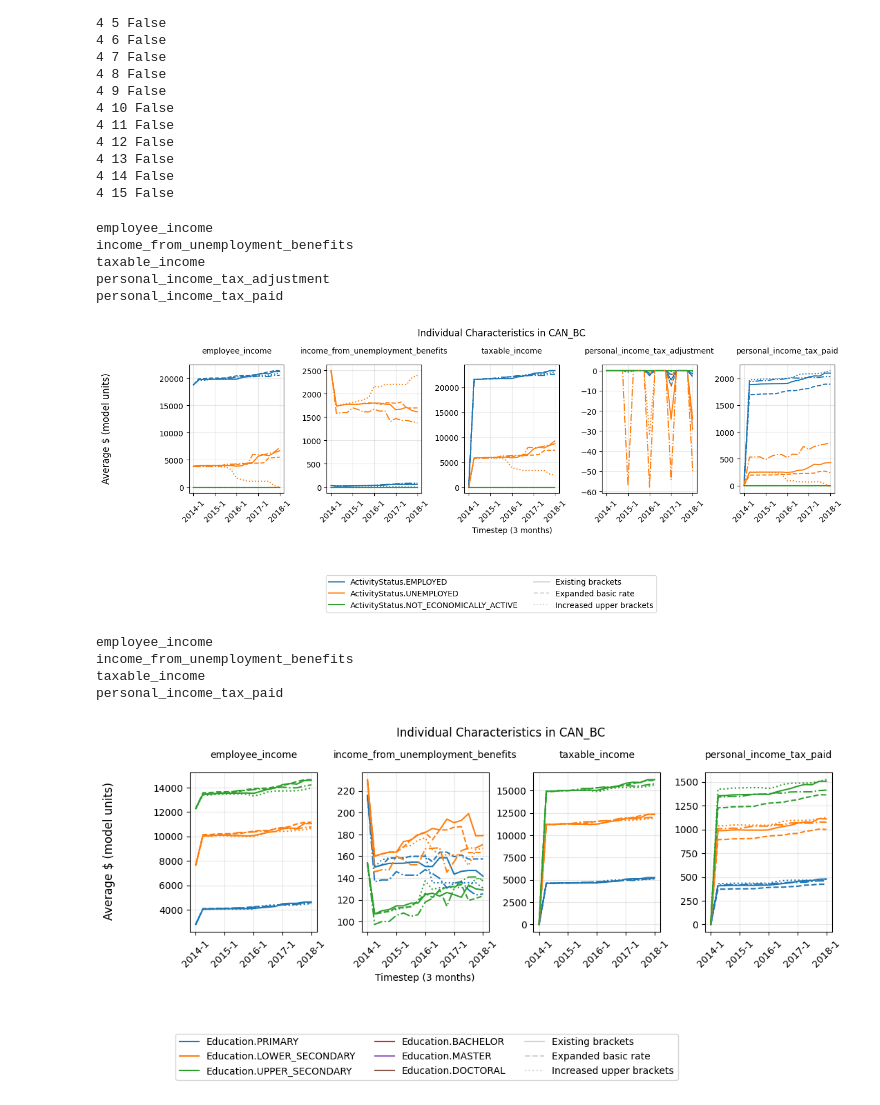
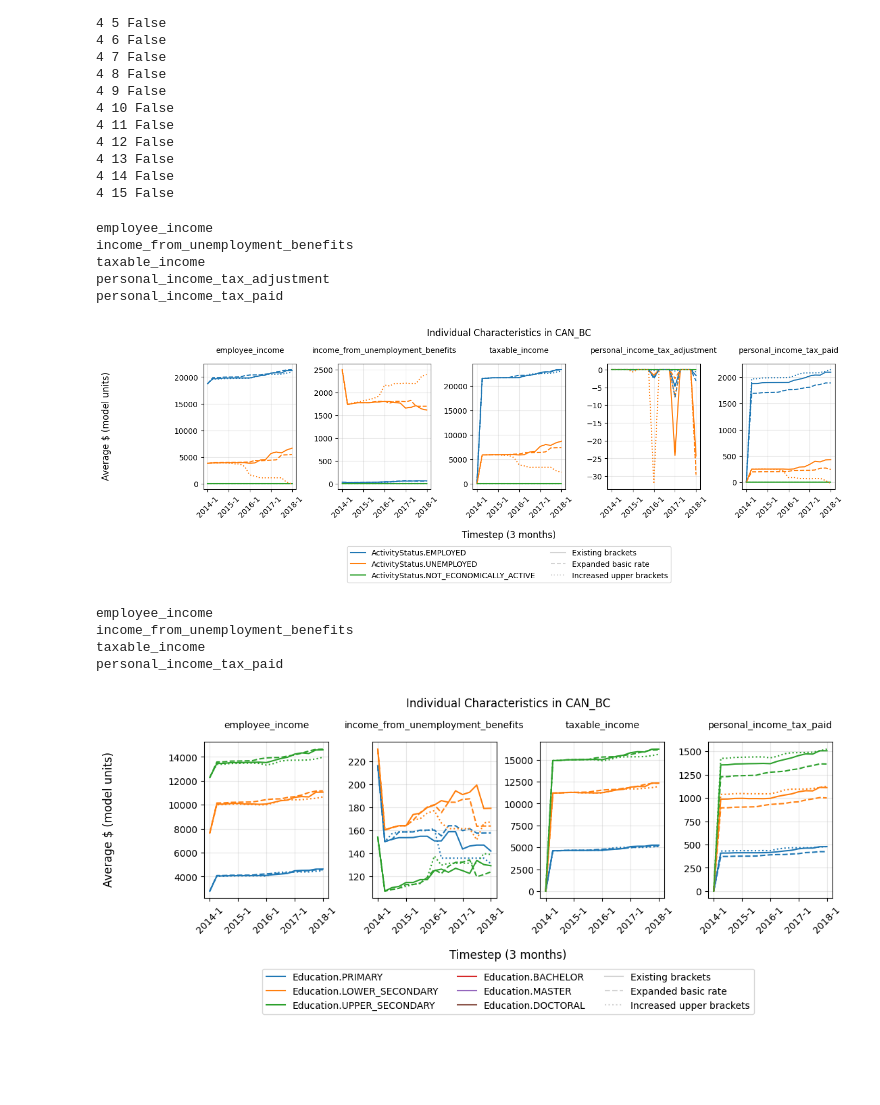
Before and after one commit to bcgov/macroabm-ca, a Jupyter notebook: scenarios/pit_basic_multiscenario.ipynb, the cells around one changed output. Drawn from its saved outputs; the diff is of its cells as text; code cells hidden in the pictures; blank space fills up the shorter version.

```diff
--- a/scenarios/pit_basic_multiscenario.ipynb
+++ b/scenarios/pit_basic_multiscenario.ipynb
@@ -1042,7 +547,7 @@ Expanded basic rate:
 Increased upper brackets:
         [(13216, 0.0), (50363, 0.056), (100728, 0.077), (115648, 0.105), (140430, 0.1229), (190405, 0.167), (265545, 0.188), (1000000, 0.225), (inf, 0.245)]
 # %%
-SCENARIO = "scenario_" + str(3)
+SCENARIO = "scenario_" + str(1)
 OUTPUT_FILENAME  = "results_" + SCENARIO + ".h5"
 print(f"Output     : {OUTPUT_DIRECTORY / OUTPUT_FILENAME}")
 # %% [output]
@@ -2112,13 +1571,12 @@ max_title_length = 15
 figure.set_figheight(num_rows*subplot_size)
 figure.set_figwidth(num_columns*subplot_size)
 figure.tight_layout(pad=20.0) # pad increases space around subplots
-plt.subplots_adjust(wspace=0.45, hspace=0.25)
+figure.subplots_adjust(wspace=0.45, hspace=0.25)
 
 ### describe graph
 figure.suptitle(f"Individual Characteristics in {region}", y=1.1)
-figure.supylabel("Average $ (model units)")
-ax = plt.gca()
-ax.tick_params("x", rotation=rot)
+figure.supylabel("Average $ (model units)", x=0.0)
+figure.supxlabel("Timestep (3 months)", y=-0.2)
 
 ### scenario variables
 linestyles = ['solid', 'dashed', 'dotted', 'dashdot']
@@ -2171,44 +1629,40 @@ for n in range(n_scenarios):
 ### custom legend
 PROVINCE_LABELS_LIST = list(PROVINCE_LABELS.values())
 # linestyles = ['solid', 'dashed', 'dotted', 'dashdot']
 # markers = ['o','^','s','D','x','*']       # use if not enough linestyles
 
 legend_labels = []
 for k in range(num_properties):
     legend_labels.append(str(properties[k]))
 for j in range(len(scenario_labels)):
     legend_labels.append(scenario_labels[j])
 
 legend_lines = []
 for k in range(num_properties):
     legend_lines.append(Line2D([0], [0], color = COLOURS[k], linestyle="-"))
 for j in range(n_scenarios):
     legend_lines.append(Line2D([0], [0], color = "lightgrey", linestyle=linestyles[j % len(linestyles)]))
 
-axis[2].legend(
+figure.legend(
     legend_lines,
     legend_labels,
-    loc='upper left',                   # anchor point inside axes
-    bbox_to_anchor=(-1.5, -0.61),         # relative coords (0,0) bottom-left, (1,1) top-right
+    loc='center',                   # anchor point inside axes
+    bbox_to_anchor=(0.5, -0.35),         # relative coords (0,0) bottom-left, (1,1) top-right
     ncol=int(len(legend_labels)/3),
 )
 
 ### graph attributes
-# ax.set_yscale('log')
-# ax.legend(fontsize=7, ncol=4)
-# ax.set_xlim(left=1)             # exclude initialization timestep
-# plt.tight_layout()
-axis[2].set_xlabel("Timestep (3 months)")
-FILENAME = str(datetime.date.today()) + "_D_characteristics_individuals_filtered_by_activity_status_subplots" + region + "_ALL" + ".png"
-plt.savefig(OUTPUT_DIRECTORY / FILENAME, dpi=120)
+# FILENAME = str(datetime.date.today()) + "_D_characteristics_individuals_filtered_by_activity_status_subplots" + region + ".png"
+FILENAME = str(datetime.date.today()) + "_TEST_" + region + ".png"
+figure.savefig(OUTPUT_DIRECTORY / FILENAME, bbox_inches='tight')
 plt.show()
 # %% [output]
 employee_income
 income_from_unemployment_benefits
 taxable_income
 personal_income_tax_adjustment
 personal_income_tax_paid
-[figure, old version]
+[figure, new version]
 # %%
 ### plot individual characteristics - filtered by education - with subplots
 
@@ -2292,9 +1746,8 @@ figure.set_figwidth(num_columns*subplot_size)
 
 ### describe graph
 figure.suptitle(f"Individual Characteristics in {region}", y=1.1)
-figure.supylabel("Average $ (model units)")
-ax = plt.gca()
-ax.tick_params("x", rotation=rot)
+figure.supylabel("Average $ (model units)", x=0.0)
+figure.supxlabel("Timestep (3 months)", y=-0.2)
 
 ### scenario variables
 linestyles = ['solid', 'dashed', 'dotted', 'dashdot']
@@ -2360,26 +1813,21 @@ for k in range(num_properties):
 for j in range(n_scenarios):
     legend_lines.append(Line2D([0], [0], color = "lightgrey", linestyle=linestyles[j % len(linestyles)]))
 
-axis[1].legend(
+figure.legend(
     legend_lines,
     legend_labels,
-    loc='upper left',                   # anchor point inside axes
-    bbox_to_anchor=(-1.5, -0.61),         # relative coords (0,0) bottom-left, (1,1) top-right
+    loc='center',                   # anchor point inside axes
+    bbox_to_anchor=(0.5, -0.35),         # relative coords (0,0) bottom-left, (1,1) top-right
     ncol=int(len(legend_labels)/3),
 )
 
 ### graph attributes
-# ax.set_yscale('log')
-# ax.legend(fontsize=7, ncol=4)
-# ax.set_xlim(left=1)             # exclude initialization timestep
-# plt.tight_layout()
-axis[1].set_xlabel("Timestep (3 months)")
 FILENAME = str(datetime.date.today()) + "_D_characteristics_individuals_filtered_by_education_subplots" + region + "_ALL" + ".png"
-plt.savefig(OUTPUT_DIRECTORY / FILENAME, dpi=120)
+figure.savefig(OUTPUT_DIRECTORY / FILENAME, bbox_inches='tight')
 plt.show()
 # %% [output]
 employee_income
 income_from_unemployment_benefits
 taxable_income
 personal_income_tax_paid
-[figure, old version]
+[figure, new version]
```
Also changed, not shown: parts of 21 cells of this notebook, 3 other files.
